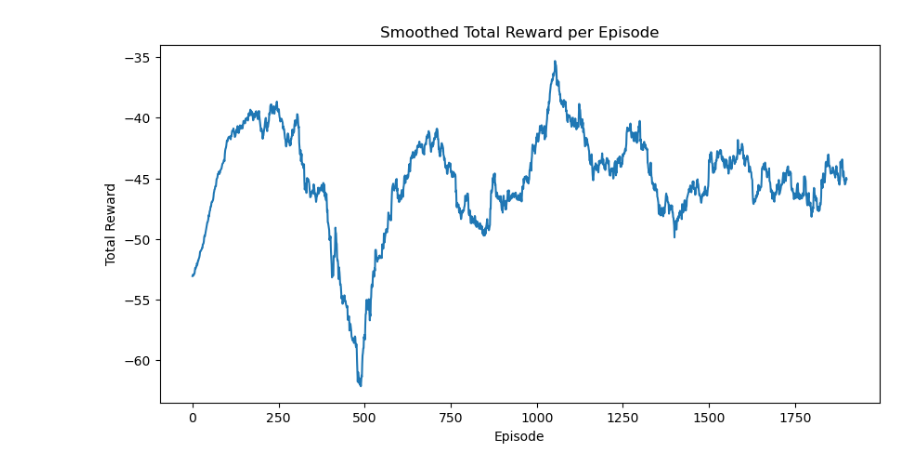
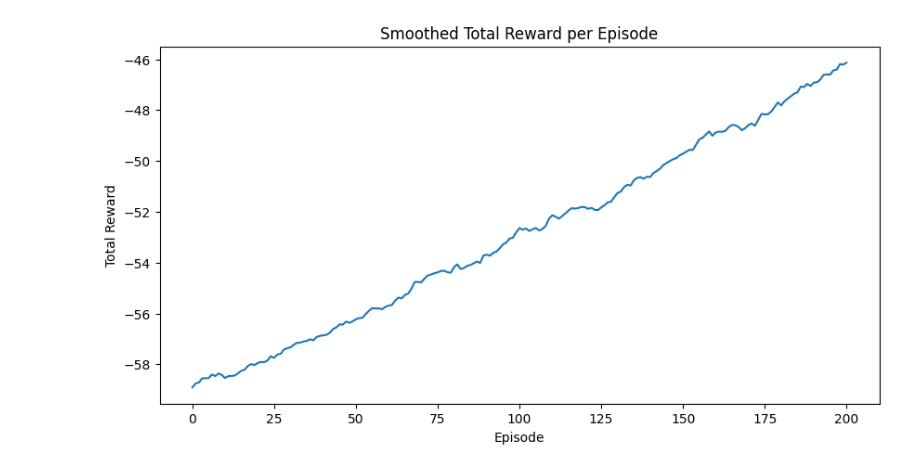
Before and after one commit to Real-Subzi/Reinforcement-Learning-Group-Project, a Jupyter notebook: testing/extractors/plotter.ipynb, the cells around one changed output. Cells and saved outputs as stored; diff of their text form; code cells hidden in the pictures.

```diff
--- a/testing/extractors/plotter.ipynb
+++ b/testing/extractors/plotter.ipynb
@@ -1,27 +1,27 @@
 # %%
 import numpy as np
 import matplotlib.pyplot as plt
 
 # --- PLOTTING FUNCTION ---
 def plot_rewards(rewards, file_name, smoothing_window=100, save_path="plots"):
     smoothed = np.convolve(rewards, np.ones(smoothing_window)/smoothing_window, mode='valid')
     plt.figure(figsize=(10, 5))
     plt.plot(smoothed)
     plt.title("Smoothed Total Reward per Episode")
     plt.xlabel("Episode")
     plt.ylabel("Total Reward")
     plt.savefig(f"{save_path}/{file_name}.png")
     plt.show()
 
     # plt.figure(figsize=(10, 5))
     # plt.plot(rewards)
     # plt.title("Total Reward per Episode")
     # plt.xlabel("Episode")
     # plt.ylabel("Total Reward")
     # plt.savefig(f"{save_path}/{file_name}_rewards.png")
     # plt.show()
-
-rewards = np.load("arrays/dqn_gray_alpha_01_gamma09.npy")
-plot_rewards(rewards, "dqn_gray_alpha_01_gamma09")
+file_name="dqn_gray_alpha_05_gamma09"
+rewards = np.load(f"arrays/{file_name}.npy")
+plot_rewards(rewards, file_name)
 # %% [output]
-[figure, old version]
+[figure, new version]
```
Also changed, not shown: 1 other file.
